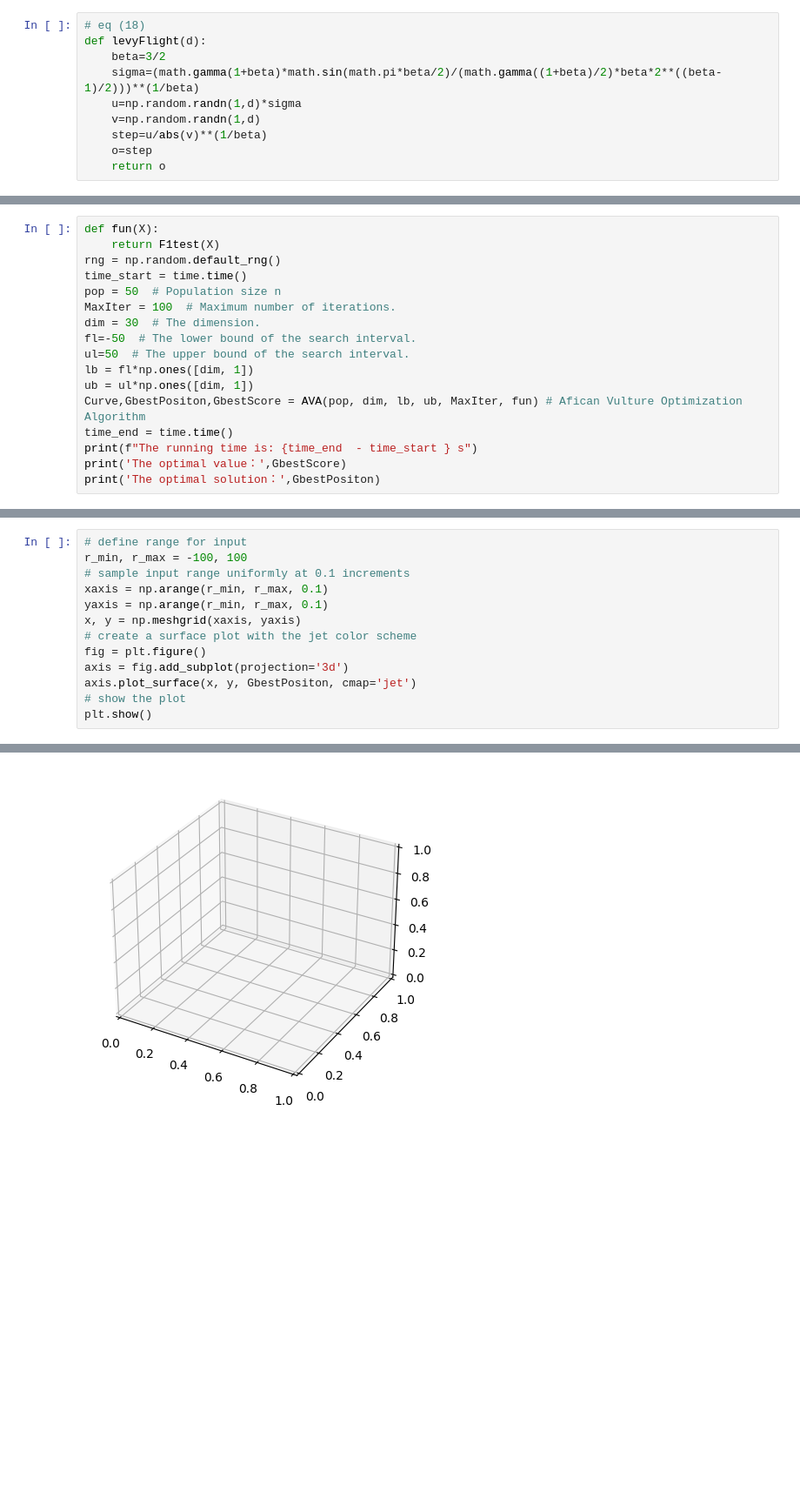
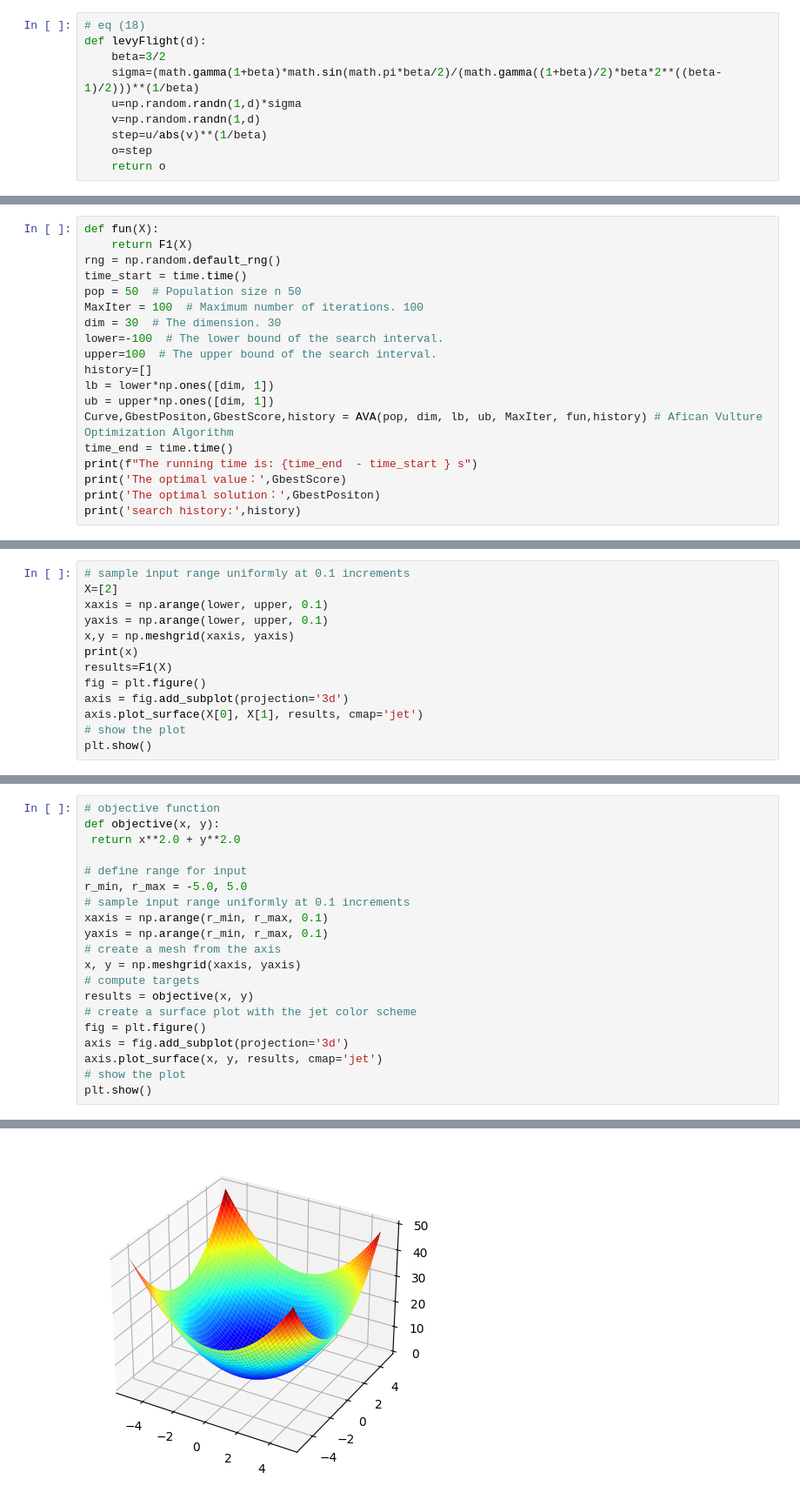
Before and after one commit to wynnstan42/AVOAWorkspace, a Jupyter notebook: AVOA_github.ipynb, the cells around one changed output, grey strips where cells are left out. Shown at 87% size. Cells and saved outputs as stored; diff of their text form; blank space fills up the shorter version.

```diff
--- a/AVOA_github.ipynb
+++ b/AVOA_github.ipynb
@@ -246,18 +250,20 @@ def AVA(pop,dim,lb,ub,Max_iter,fun):
 # %%
 def fun(X):
-    return F1test(X)
+    return F1(X)
 rng = np.random.default_rng()
 time_start = time.time()
-pop = 50  # Population size n
-MaxIter = 100  # Maximum number of iterations.
-dim = 30  # The dimension.
-fl=-50  # The lower bound of the search interval.
-ul=50  # The upper bound of the search interval.
-lb = fl*np.ones([dim, 1])
-ub = ul*np.ones([dim, 1])
-Curve,GbestPositon,GbestScore = AVA(pop, dim, lb, ub, MaxIter, fun) # Afican Vulture Optimization Algorithm
+pop = 50  # Population size n 50
+MaxIter = 100  # Maximum number of iterations. 100
+dim = 30  # The dimension. 30
+lower=-100  # The lower bound of the search interval.
+upper=100  # The upper bound of the search interval.
+history=[]
+lb = lower*np.ones([dim, 1])
+ub = upper*np.ones([dim, 1])
+Curve,GbestPositon,GbestScore,history = AVA(pop, dim, lb, ub, MaxIter, fun,history) # Afican Vulture Optimization Algorithm
 time_end = time.time()
 print(f"The running time is: {time_end  - time_start } s")
 print('The optimal value：',GbestScore)
 print('The optimal solution：',GbestPositon)
+print('search history:',history)
 # %% [output]
@@ -287,0 +306,13 @@ def F1test(X):
+# %%
+# sample input range uniformly at 0.1 increments
+X=[2]
+xaxis = np.arange(lower, upper, 0.1)
+yaxis = np.arange(lower, upper, 0.1)
+x,y = np.meshgrid(xaxis, yaxis)
+print(x)
+results=F1(X)
+fig = plt.figure()
+axis = fig.add_subplot(projection='3d')
+axis.plot_surface(X[0], X[1], results, cmap='jet')
+# show the plot
+plt.show()
@@ -288,14 +329,21 @@ def F1test(X):
 # %%
+# objective function
+def objective(x, y):
+ return x**2.0 + y**2.0
+
 # define range for input
-r_min, r_max = -100, 100
+r_min, r_max = -5.0, 5.0
 # sample input range uniformly at 0.1 increments
 xaxis = np.arange(r_min, r_max, 0.1)
 yaxis = np.arange(r_min, r_max, 0.1)
+# create a mesh from the axis
 x, y = np.meshgrid(xaxis, yaxis)
+# compute targets
+results = objective(x, y)
 # create a surface plot with the jet color scheme
 fig = plt.figure()
 axis = fig.add_subplot(projection='3d')
-axis.plot_surface(x, y, GbestPositon, cmap='jet')
+axis.plot_surface(x, y, results, cmap='jet')
 # show the plot
 plt.show()
 # %% [output]
@@ -303 +350 @@ ValueError: shape mismatch: objects cannot be broadcast to a single shape.  Mism
-[figure, old version]
+[figure, new version]
```
Also changed, not shown: parts of 7 cells of this notebook, 1 other file.
